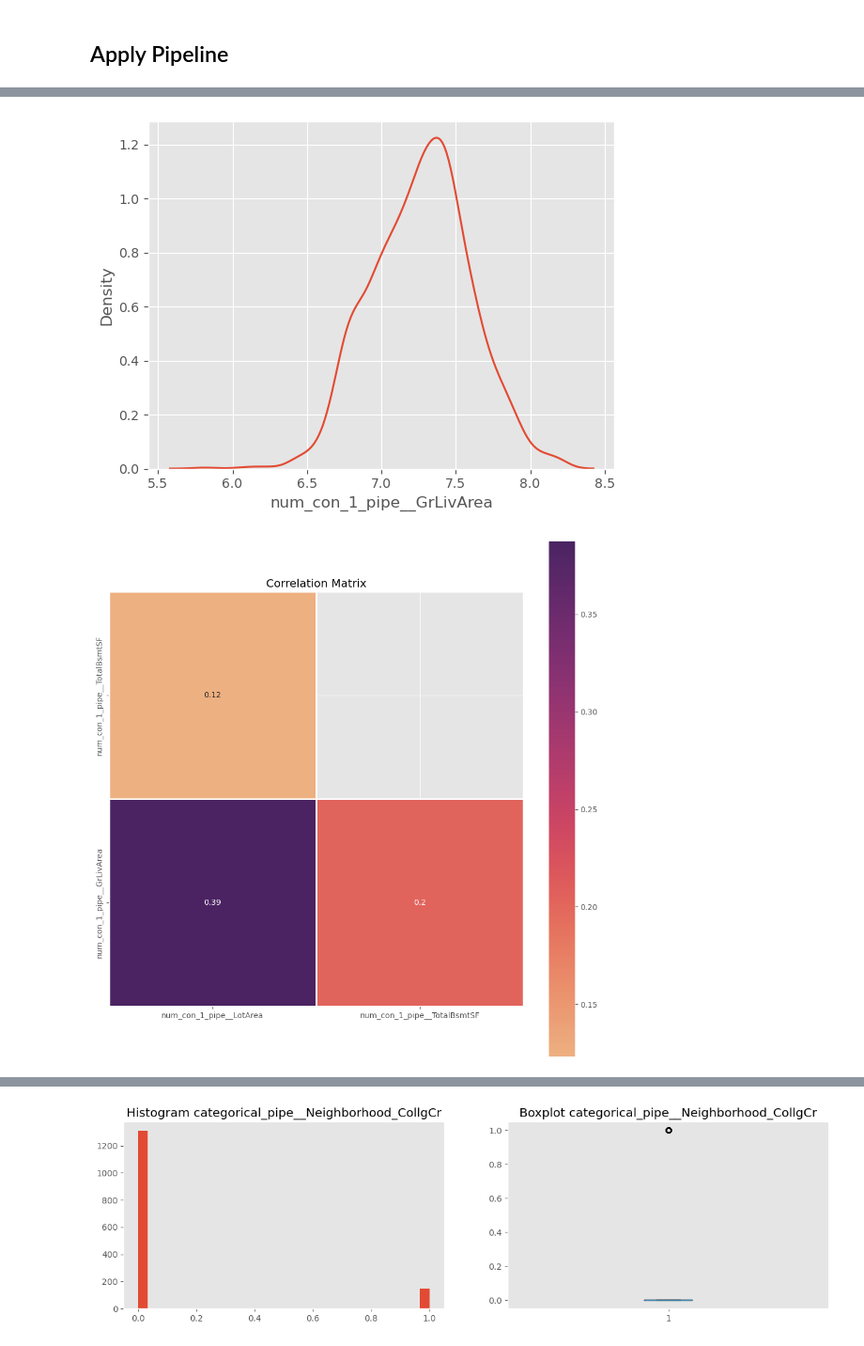
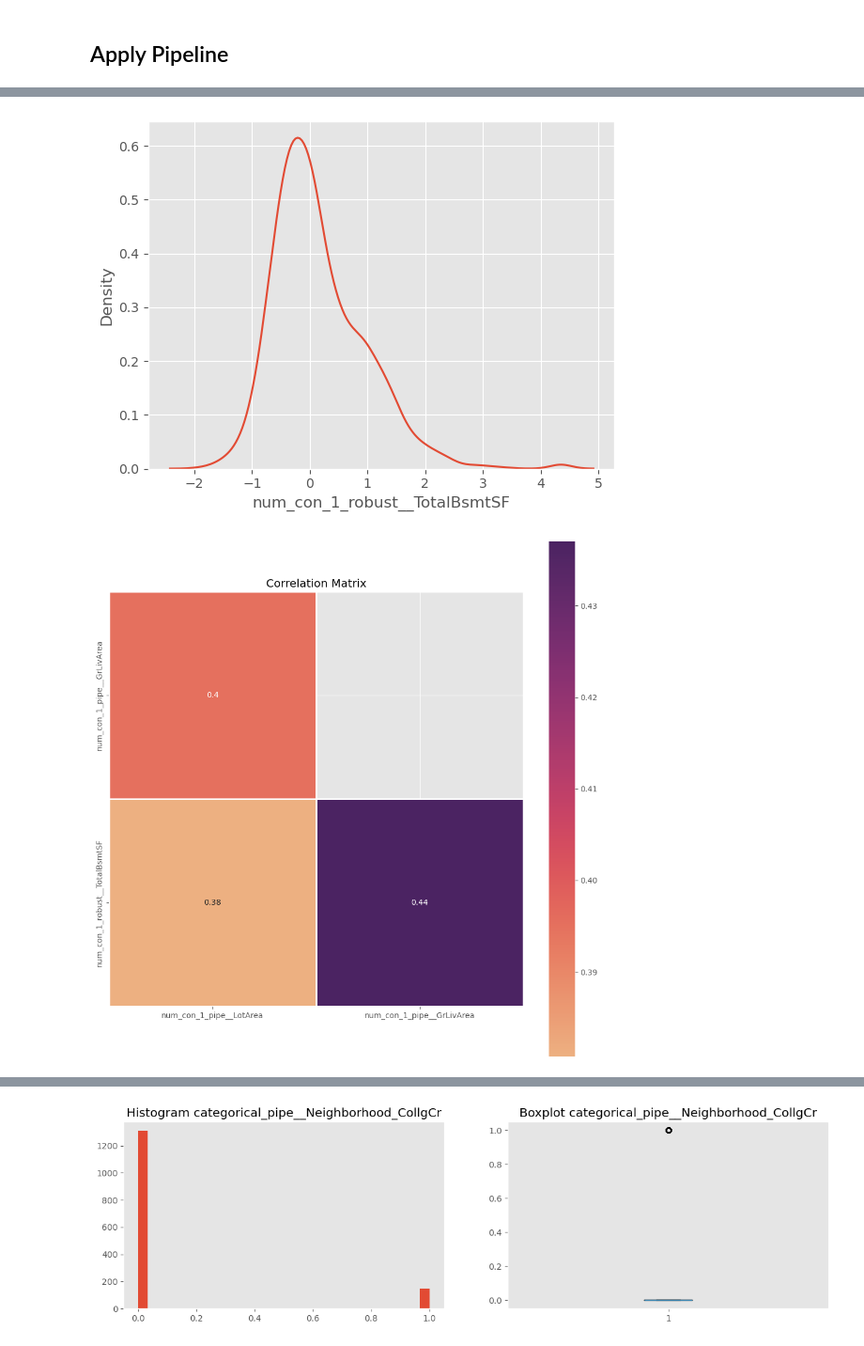
Before and after one commit to gustavoVferrari/kaggle, a Jupyter notebook: Regression/house_prices/notebook/[02.4] Analise Exploratoria feat eng.ipynb, the cells around one changed output, grey strips where cells are left out. Shown at 94% size. Cells and saved outputs as stored; diff of their text form; code cells hidden in the pictures.

```diff
--- a/Regression/house_prices/notebook/[02.4] Analise Exploratoria feat eng.ipynb
+++ b/Regression/house_prices/notebook/[02.4] Analise Exploratoria feat eng.ipynb
@@ -84,3 +99,3 @@ plot_numerical_data(X_train_trans.filter(regex='num_dis_pipe'), target=None)
 # %%
-plot_numerical_data(X_train_trans.filter(regex='num_con_1_pipe'), target=None)
+plot_numerical_data(X_train_trans.filter(regex='num_con_1_'), target=None)
 # %% [output]
@@ -92,2 +107,2 @@ plot_numerical_data(X_train_trans.filter(regex='num_con_1_pipe'), target=None)
-[figure, old version]
+[figure, new version]
-[figure, old version]
+[figure, new version]
```
Also changed, not shown: parts of 23 cells of this notebook, 6 other files.
